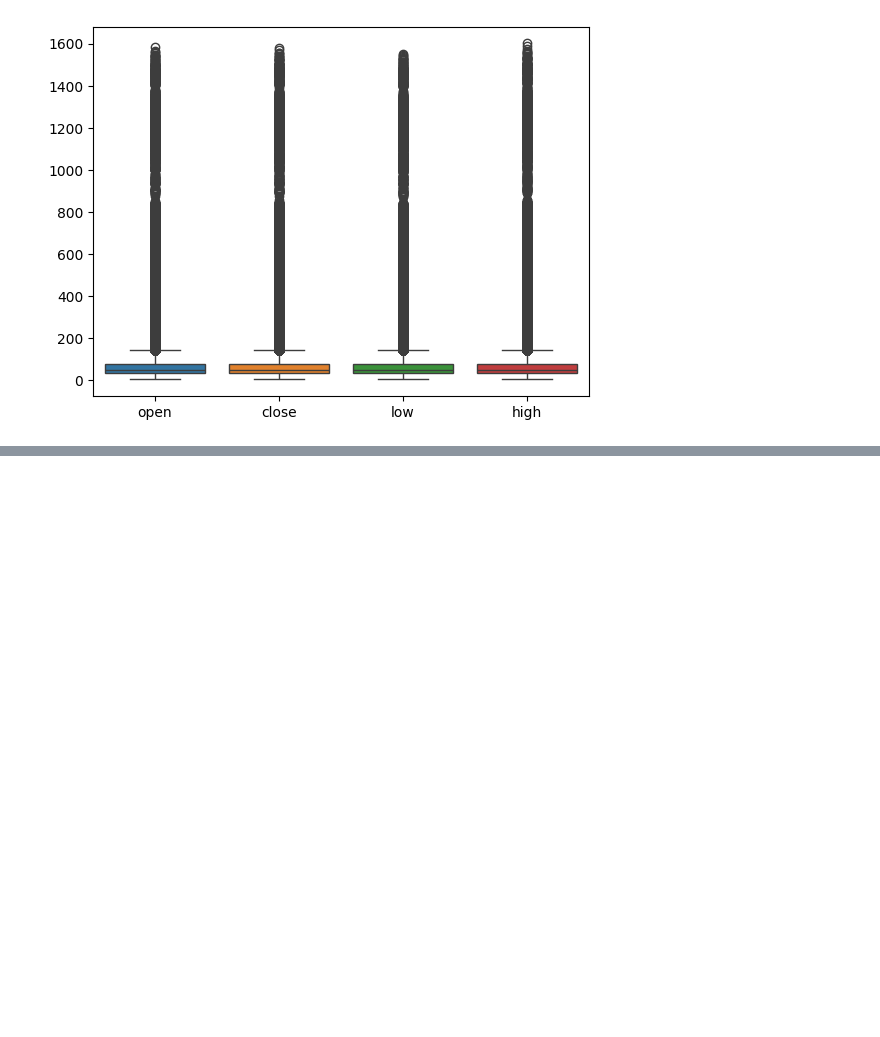
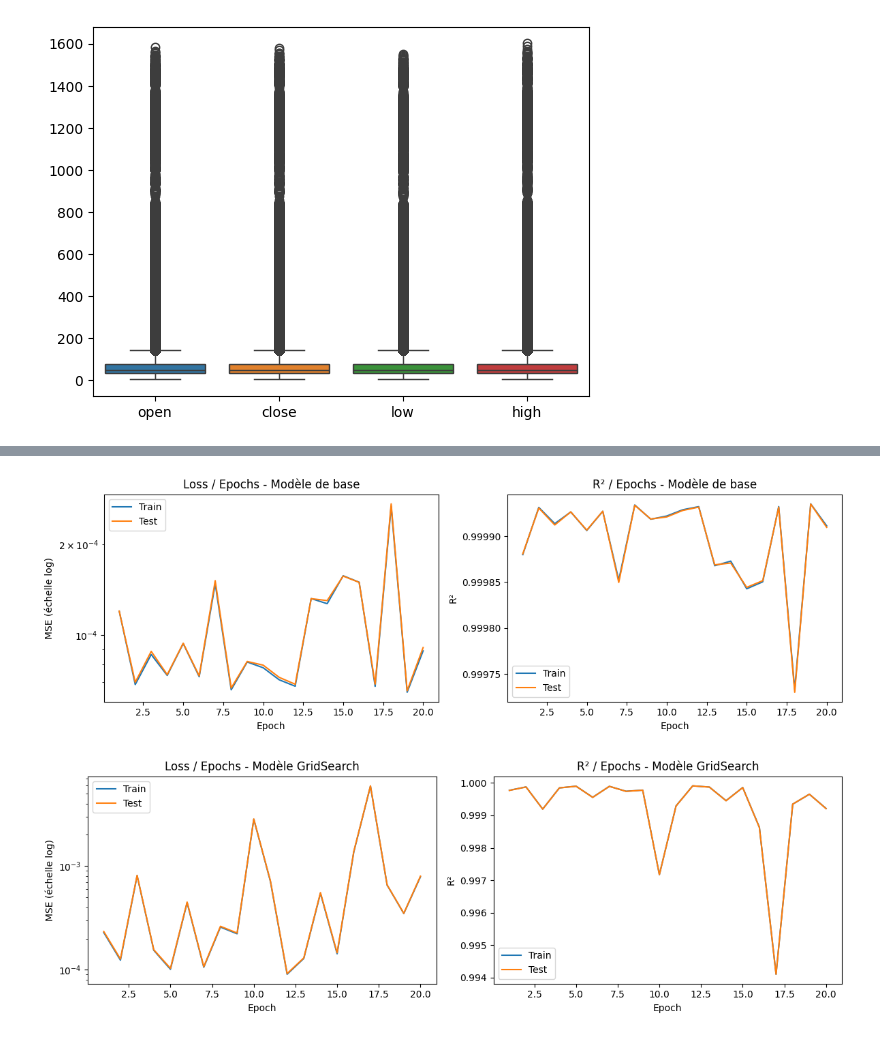
Before and after one commit to Lorraine301/DL-Lab1, a Jupyter notebook: part1-regression.ipynb, the cells around one changed output, grey strips where cells are left out. Saved outputs shown, nothing was run; the diff lists cells and outputs as text; code cells hidden in the pictures; blank space fills up the shorter version.

```diff
--- a/part1-regression.ipynb
+++ b/part1-regression.ipynb
@@ -73,0 +97,16 @@ Nombre de sociétés : 501
+# %%
+class MLP(nn.Module):
+    def __init__(self, in_dim=4, hidden=(64, 32)):
+        super().__init__()
+        layers, prev = [], in_dim
+        for h in hidden:
+            layers += [nn.Linear(prev, h), nn.ReLU()]
+            prev = h
+        layers.append(nn.Linear(prev, 1))   # 1 sortie : régression, pas d'activation
+        self.net = nn.Sequential(*layers)
+
+    def forward(self, x):
+        return self.net(x)
+
+model = MLP().to(device)
+print(model)
@@ -73,0 +239,4 @@ Nombre de sociétés : 501
+# %%
+bp = grid.best_params_
+best_model = MLP(hidden=(bp["module__n_hidden"],) * bp["module__n_layers"]).to(device)
+history_best = train_model(best_model, epochs=bp["max_epochs"], lr=bp["lr"], opt_cls=bp["optimizer"])
@@ -73,0 +264,27 @@ Nombre de sociétés : 501
+# %%
+def plot_history(h, title, fname):
+    epochs = range(1, len(h["train_loss"]) + 1)
+    fig, ax = plt.subplots(1, 2, figsize=(12, 4))
+
+    ax[0].plot(epochs, h["train_loss"], label="Train")
+    ax[0].plot(epochs, h["test_loss"], label="Test")
+    ax[0].set_yscale("log")
+    ax[0].set_title(f"Loss / Epochs - {title}")
+    ax[0].set_xlabel("Epoch"); ax[0].set_ylabel("MSE (échelle log)")
+    ax[0].legend()
+
+    ax[1].plot(epochs, h["train_r2"], label="Train")
+    ax[1].plot(epochs, h["test_r2"], label="Test")
+    ax[1].set_title(f"R² / Epochs - {title}")
+    ax[1].set_xlabel("Epoch"); ax[1].set_ylabel("R²")
+    ax[1].legend()
+
+    plt.tight_layout()
+    plt.savefig(fname, dpi=150)
+    plt.show()
+
+plot_history(history_base, "Modèle de base", "curves_base.png")
+plot_history(history_best, "Modèle GridSearch", "curves_best.png")
+# %% [output]
+[figure, added]
+[figure, added]
```
Also changed, not shown: parts of 9 cells of this notebook.
